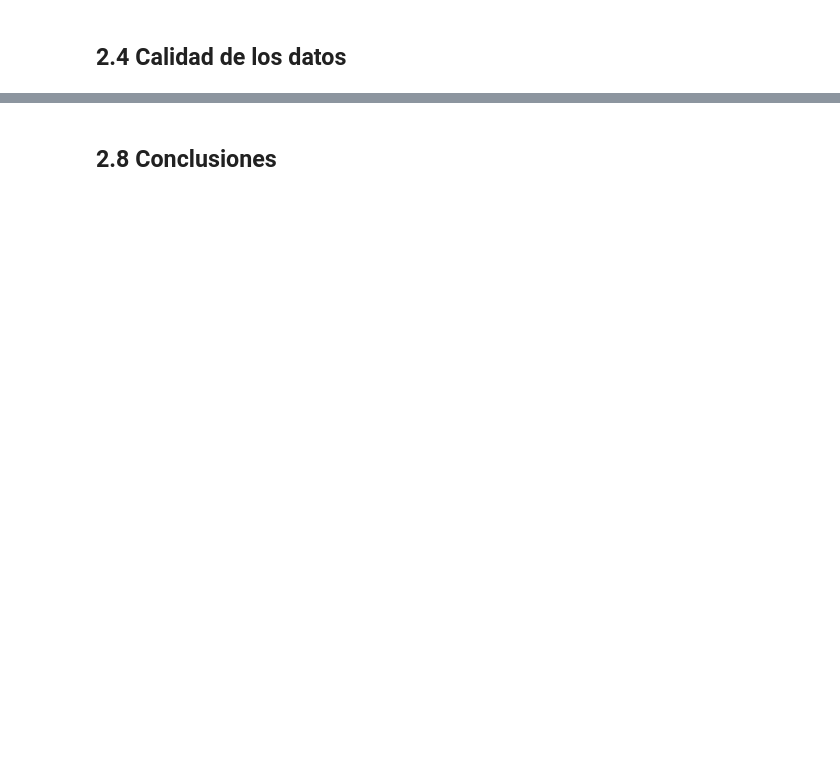
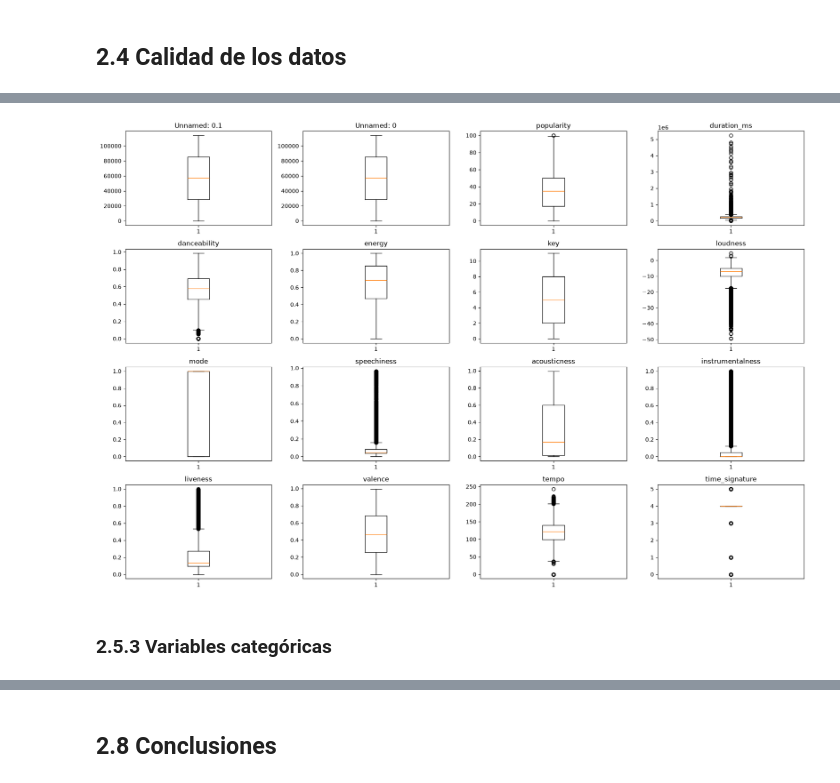
Before and after one commit to marig-777/spotify-popularity-prediction, a Jupyter notebook: notebooks/02_data_understanding.ipynb, the cells around one changed output, grey strips where cells are left out. Saved outputs shown, nothing was run; the diff lists cells and outputs as text; code cells hidden in the pictures; blank space fills up the shorter version.

```diff
--- a/notebooks/02_data_understanding.ipynb
+++ b/notebooks/02_data_understanding.ipynb
@@ -15,0 +126,13 @@ df = pd.read_csv("..\data\raw\spotify-tracks-dataset.csv")
+# %%
+fig, axes = plt.subplots(4, 4, figsize=(18, 12))
+
+for ax, col in zip(axes.flatten(), numeric_columns):
+    ax.boxplot(df[col], vert=True)
+    ax.set_title(col)
+
+plt.tight_layout()
+plt.show()
+# %% [output]
+[figure, added]
+# %% [markdown]
+### 2.5.3 Variables categóricas
```
Also changed, not shown: parts of 21 cells of this notebook.
